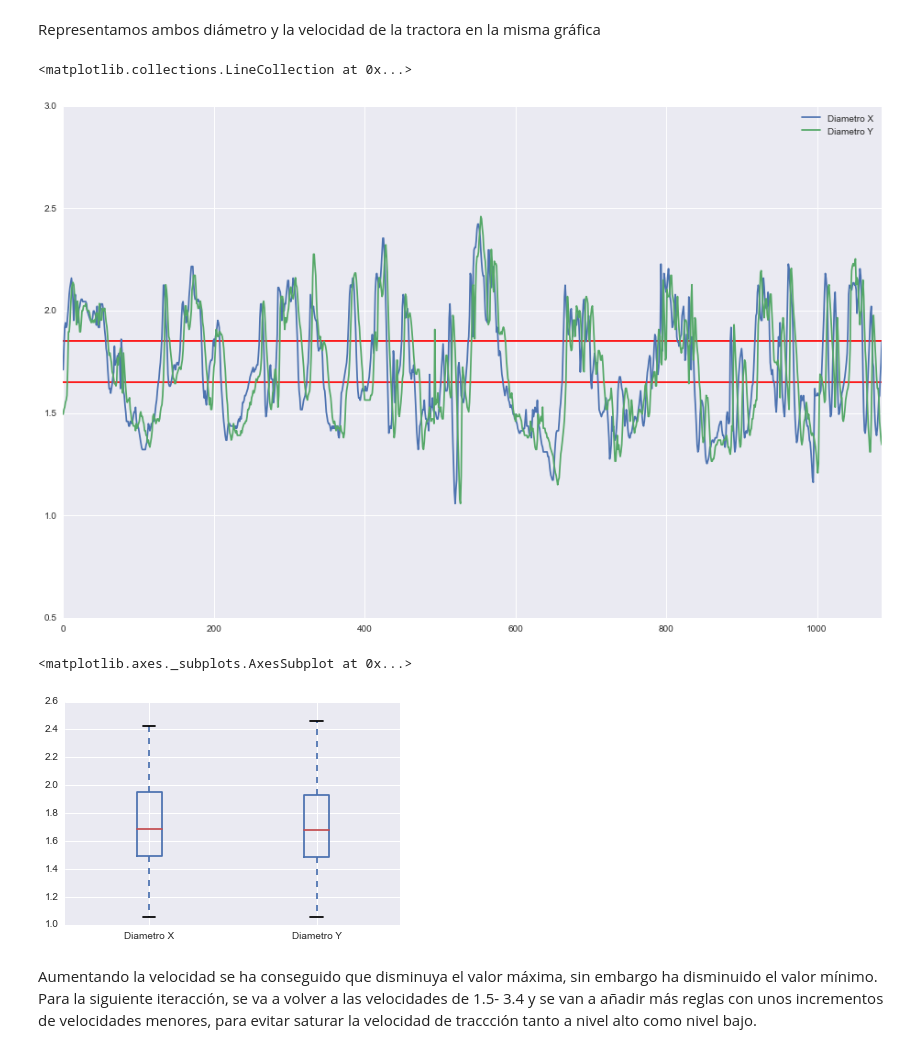
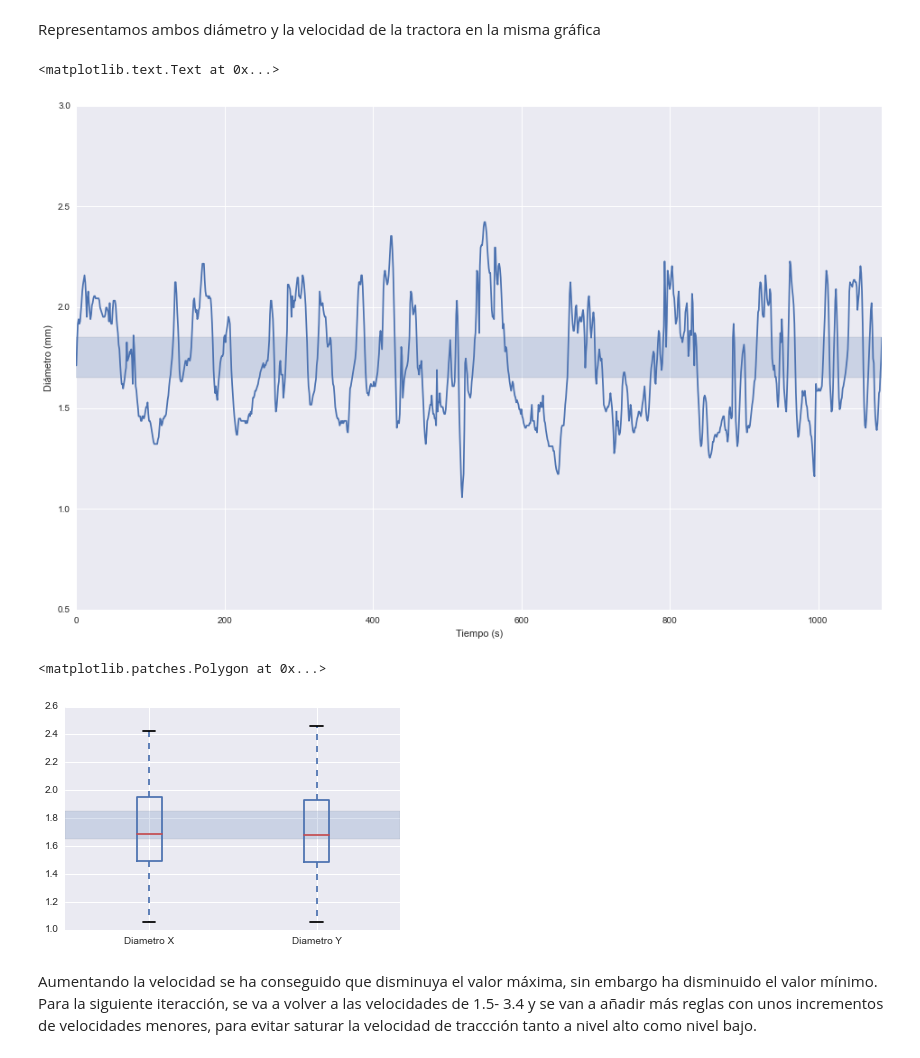
Before and after one commit to darkomen/TFG, a Jupyter notebook: ipython_notebooks/06_regulador_experto/ensayo6.ipynb, the cells around one changed output. Drawn from its saved outputs; the diff is of its cells as text; code cells hidden in the pictures.

```diff
--- a/ipython_notebooks/06_regulador_experto/ensayo6.ipynb
+++ b/ipython_notebooks/06_regulador_experto/ensayo6.ipynb
@@ -31,7 +31,7 @@ Pandas v0.16.2
 Seaborn v0.6.0
 # %%
 #Abrimos el fichero csv con los datos de la muestra
-datos = pd.read_csv('ensayo3.CSV')
+datos = pd.read_csv('ensayo6.CSV')
 # %%
 %pylab inline
 # %% [output]
@@ -56,15 +56,19 @@ datos[columns].describe()
 # %% [markdown]
 Representamos ambos diámetro y la velocidad de la tractora en la misma gráfica
 # %%
-datos.ix[:, "Diametro X":"Diametro Y"].plot(figsize=(16,10),ylim=(0.5,3)).hlines([1.85,1.65],0,3500,colors='r')
+graf = datos.ix[:, "Diametro X"].plot(figsize=(16,10),ylim=(0.5,3))
+graf.axhspan(1.65,1.85, alpha=0.2)
+graf.set_xlabel('Tiempo (s)')
+graf.set_ylabel('Diámetro (mm)')
 #datos['RPM TRAC'].plot(secondary_y='RPM TRAC')
 # %% [output]
-<matplotlib.collections.LineCollection at 0x...>
+<matplotlib.text.Text at 0x...>
-[figure, old version]
+[figure, new version]
 # %%
-datos.ix[:, "Diametro X":"Diametro Y"].boxplot(return_type='axes')
+box = datos.ix[:, "Diametro X":"Diametro Y"].boxplot(return_type='axes')
+box.axhspan(1.65,1.85, alpha=0.2)
 # %% [output]
-<matplotlib.axes._subplots.AxesSubplot at 0x...>
+<matplotlib.patches.Polygon at 0x...>
 [figure]
 # %% [markdown]
 Aumentando la velocidad se ha conseguido que disminuya el valor máxima, sin embargo ha disminuido el valor mínimo. Para la siguiente iteracción, se va a volver a las velocidades de 1.5- 3.4 y se van a añadir más reglas con unos incrementos de velocidades menores, para evitar saturar la velocidad de traccción tanto a nivel alto como nivel bajo.
```
Also changed, not shown: 36 other files.
